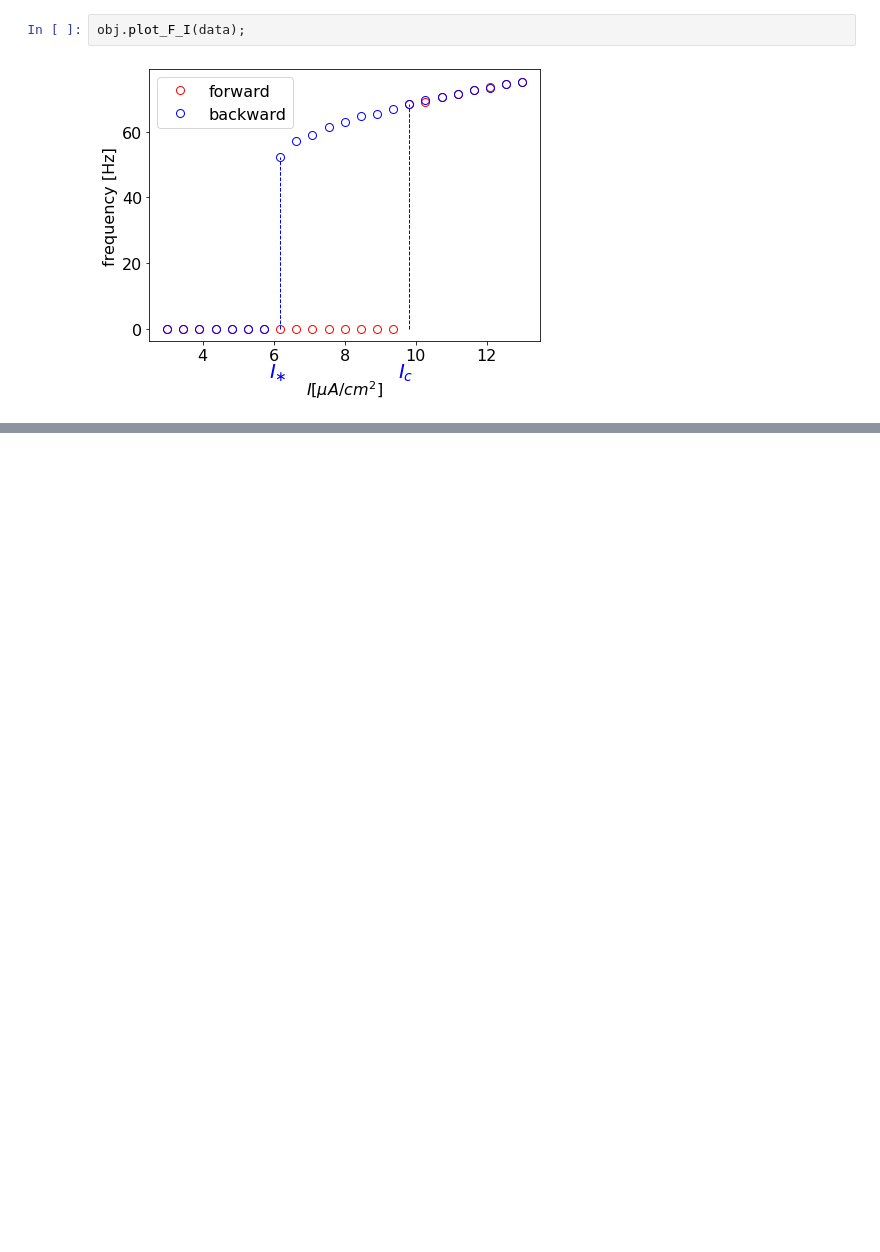
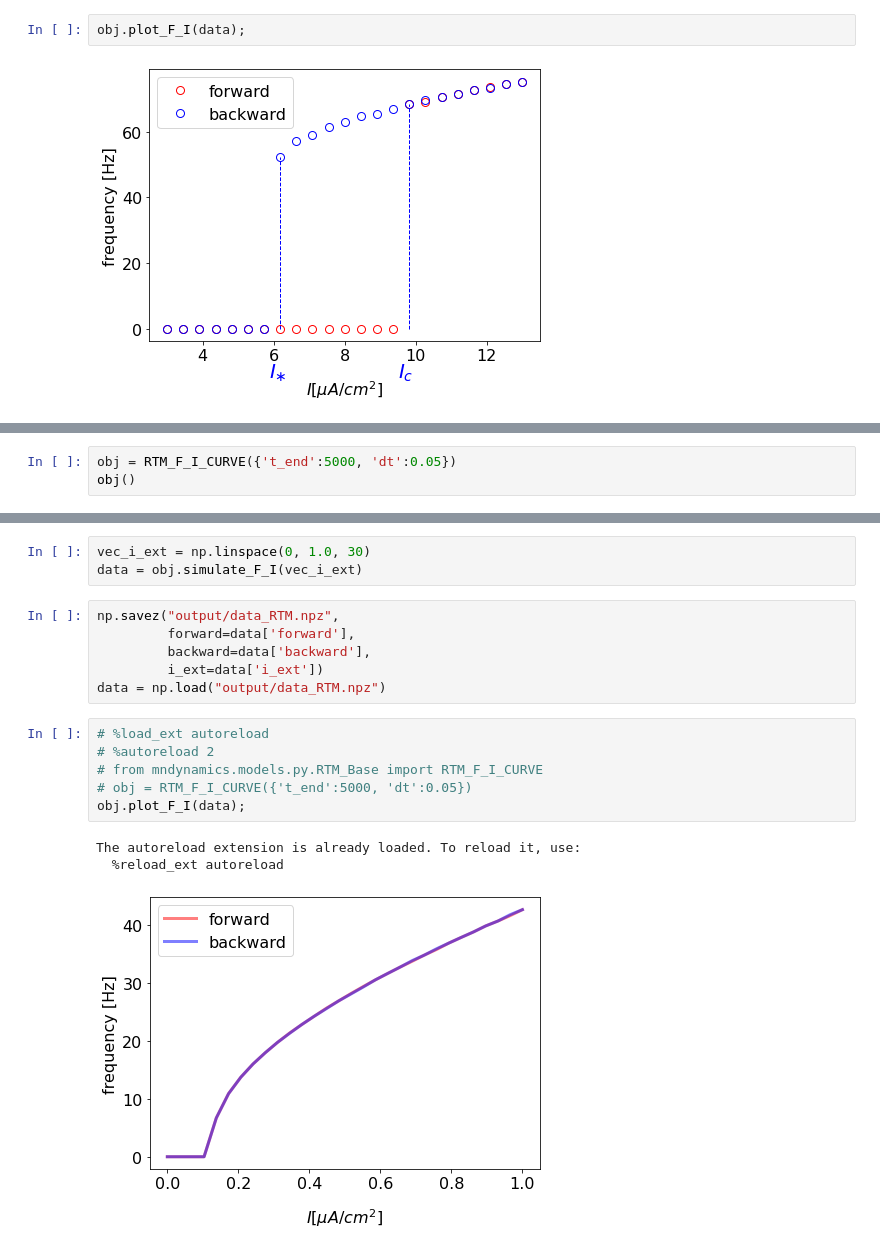
Before and after one commit to Ziaeemehr/mndynamics, a Jupyter notebook: mndynamics/examples/Chap_17.ipynb, the cells around one changed output, grey strips where cells are left out. Saved outputs shown, nothing was run; the diff lists cells and outputs as text; blank space fills up the shorter version.

```diff
--- a/mndynamics/examples/Chap_17.ipynb
+++ b/mndynamics/examples/Chap_17.ipynb
@@ -67,0 +106,3 @@ obj.plot_F_I(data);
+# %%
+obj = RTM_F_I_CURVE({'t_end':5000, 'dt':0.05})
+obj()
@@ -67,0 +124,19 @@ obj.plot_F_I(data);
+# %%
+vec_i_ext = np.linspace(0, 1.0, 30)
+data = obj.simulate_F_I(vec_i_ext)
+# %%
+np.savez("output/data_RTM.npz",
+         forward=data['forward'],
+         backward=data['backward'],
+         i_ext=data['i_ext'])
+data = np.load("output/data_RTM.npz")
+# %%
+# %load_ext autoreload
+# %autoreload 2
+# from mndynamics.models.py.RTM_Base import RTM_F_I_CURVE
+# obj = RTM_F_I_CURVE({'t_end':5000, 'dt':0.05})
+obj.plot_F_I(data);
+# %% [output]
+The autoreload extension is already loaded. To reload it, use:
+  %reload_ext autoreload
+[figure, added]
```
Also changed, not shown: parts of 9 cells of this notebook, 4 other files.
